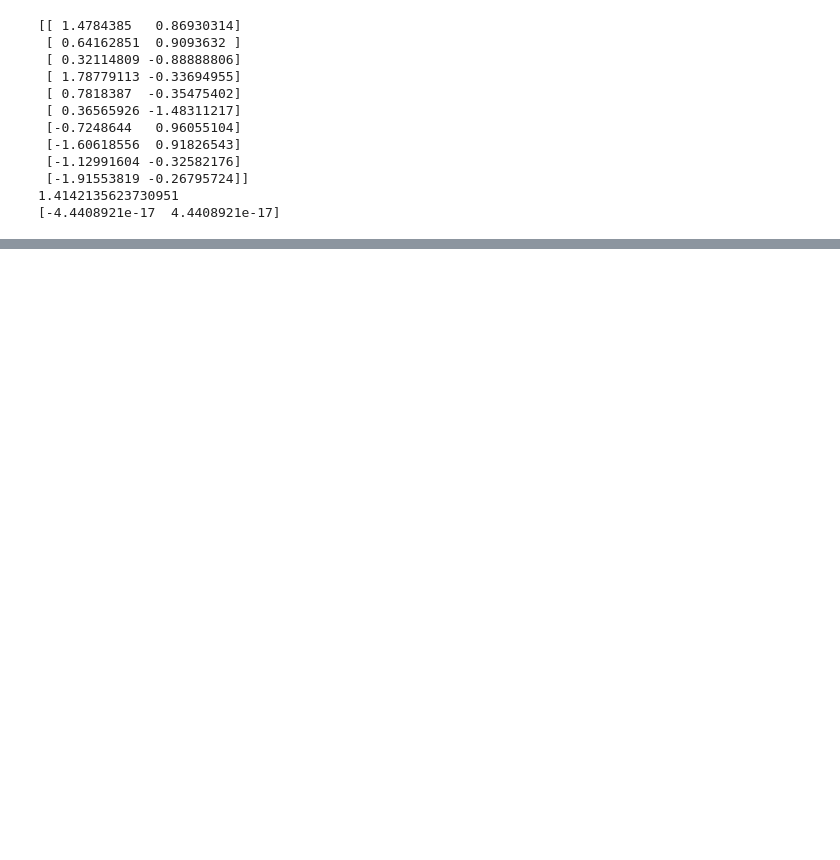
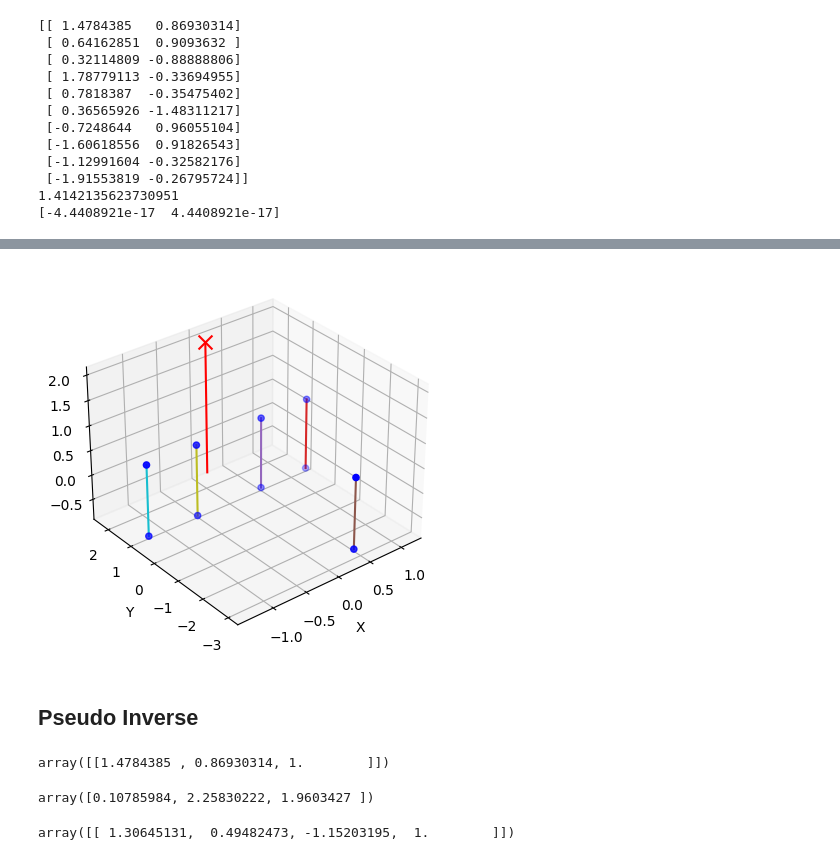
Before and after one commit to theftection/Customer-Path-Prediction, a Jupyter notebook: path_prediction/perspective_transformation/camera_projection_matrix.ipynb, the cells around one changed output, grey strips where cells are left out. Cells and saved outputs as stored; diff of their text form; code cells hidden in the pictures; blank space fills up the shorter version.

```diff
--- a/path_prediction/perspective_transformation/camera_projection_matrix.ipynb
+++ b/path_prediction/perspective_transformation/camera_projection_matrix.ipynb
@@ -211,0 +156,54 @@ print(points_2d)
+# %%
+def compute_camera_center(P):
+    Q = np.split(P, [3], axis=1)
+    return np.squeeze(-np.matmul(np.linalg.inv(Q[0]), Q[1]))
+# %%
+cen = compute_camera_center(P)
+# %%
+def plot3dview(Points_3D, camera_center1):
+    fig = plt.figure()
+    ax = fig.add_subplot(111, projection='3d')
+    ax.scatter(Points_3D[:, 0],
+               Points_3D[:, 1],
+               Points_3D[:, 2],
+               c='b',
+               marker='o')
+    ax.set_xlabel('X')
+    ax.set_ylabel('Y')
+    ax.set_zlabel('Z')
+    ax.elev = 31
+    ax.azim = -129
+
+    # draw vertical lines connecting each point to Z=0
+    min_z = np.min(Points_3D[:, 2])
+    for i in range(0, Points_3D.shape[0]):
+        ax.plot(np.array([Points_3D[i, 0], Points_3D[i, 0]]),
+                np.array([Points_3D[i, 1], Points_3D[i, 1]]),
+                np.array([Points_3D[i, 2], min_z]))
+
+    # if camera_center1 exists, plot it
+    if 'camera_center1' in locals():
+        ax.scatter(camera_center1[0],
+                   camera_center1[1],
+                   camera_center1[2],
+                   s=100,
+                   c='r',
+                   marker='x')
+        ax.plot(np.array([camera_center1[0], camera_center1[0]]),
+                np.array([camera_center1[1], camera_center1[1]]),
+                np.array([camera_center1[2], min_z]),
+                c='r')
+
+    plt.show()
+# %%
+plot3dview(points_3d, cen)
+# %% [output]
+[figure, added]
+# %% [markdown]
+## Pseudo Inverse
+# %%
+point = np.array([[1932, 1314]])
+point_norm = np.dot(N2, convert_to_homogeneous(point).T).T
+point_norm
+# %% [output]
+array([[1.4784385 , 0.86930314, 1.        ]])
@@ -211,0 +212,9 @@ print(points_2d)
+# %%
+cen
+# %% [output]
+array([0.10785984, 2.25830222, 1.9603427 ])
+# %%
+point_ray = point_ray / point_ray[:,3]
+point_ray
+# %% [output]
+array([[ 1.30645131,  0.49482473, -1.15203195,  1.        ]])
```
Also changed, not shown: parts of 34 cells of this notebook, 15 other files.
